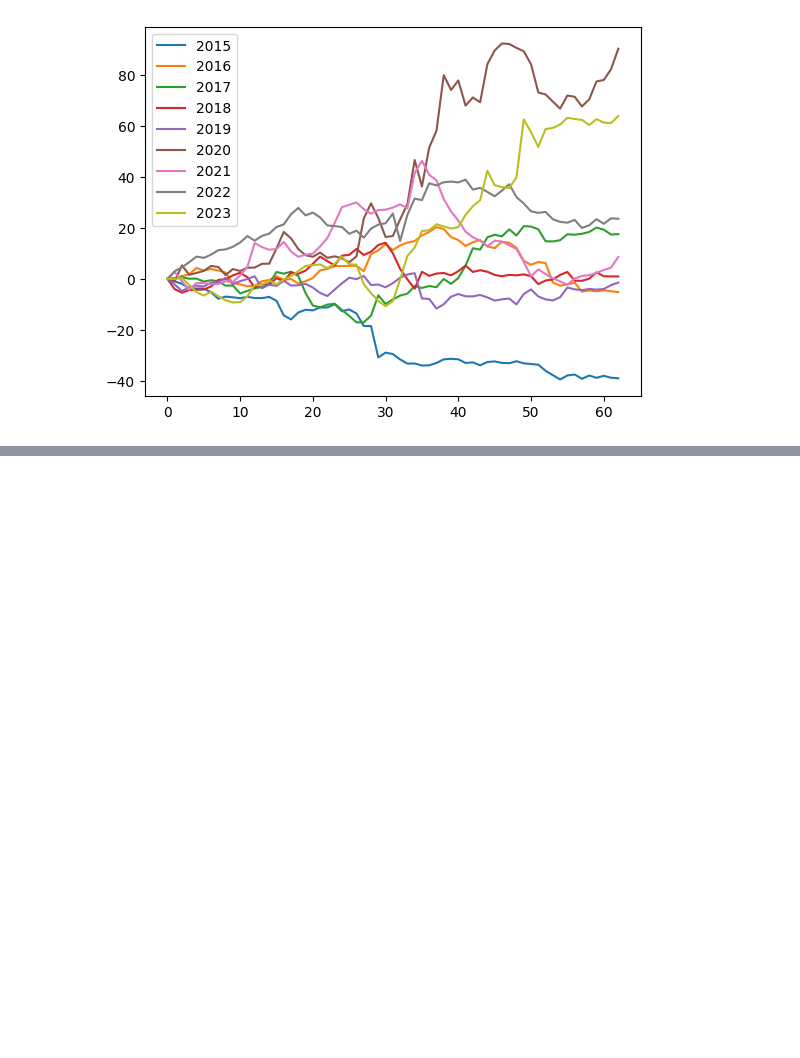
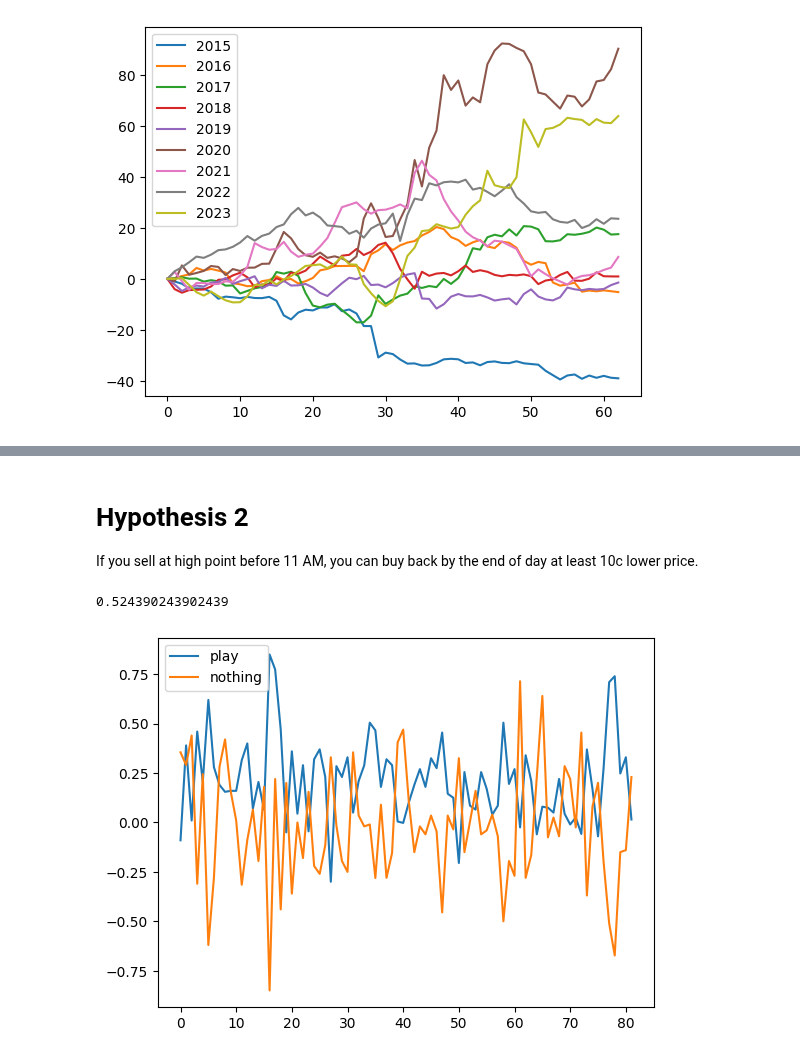
Before and after one commit to peterdemin/peterdemin.github.io, a Jupyter notebook: source/12_articles/60-M.ipynb, the cells around one changed output, grey strips where cells are left out. Cells and saved outputs as stored; diff of their text form; code cells hidden in the pictures; blank space fills up the shorter version.

```diff
--- a/source/12_articles/60-M.ipynb
+++ b/source/12_articles/60-M.ipynb
@@ -109,0 +190,24 @@ spx_seasons.plot()
+# %% [markdown]
+# Hypothesis 2
+
+If you sell at high point before 11 AM, you can buy back by the end of day at least 10c lower price.
+# %%
+def analyze_day(date: str, df: list[float]) -> tuple:
+    prices = list(df.close)
+    open_price = prices[0]
+    high_price = max(df[df.Hour <= 8].close)
+    close_price = prices[-1]
+    open_delta = high_price - open_price
+    close_delta = high_price - close_price
+    day_delta = close_price - open_price
+    return [high_price - close_price, close_price - open_price]
+
+data = []
+for date in set(prices['date']):
+    data.append([date, *analyze_day(date, prices[prices.date == date])])
+chart = pandas.DataFrame(data, columns=('date', 'play', 'nothing'))
+chart.plot()
+len(chart[chart.play - 0.2 > chart.nothing]) / len(chart)
+# %% [output]
+0.524390243902439
+[figure, added]
```
Also changed, not shown: parts of 9 cells of this notebook, 5 other files.
